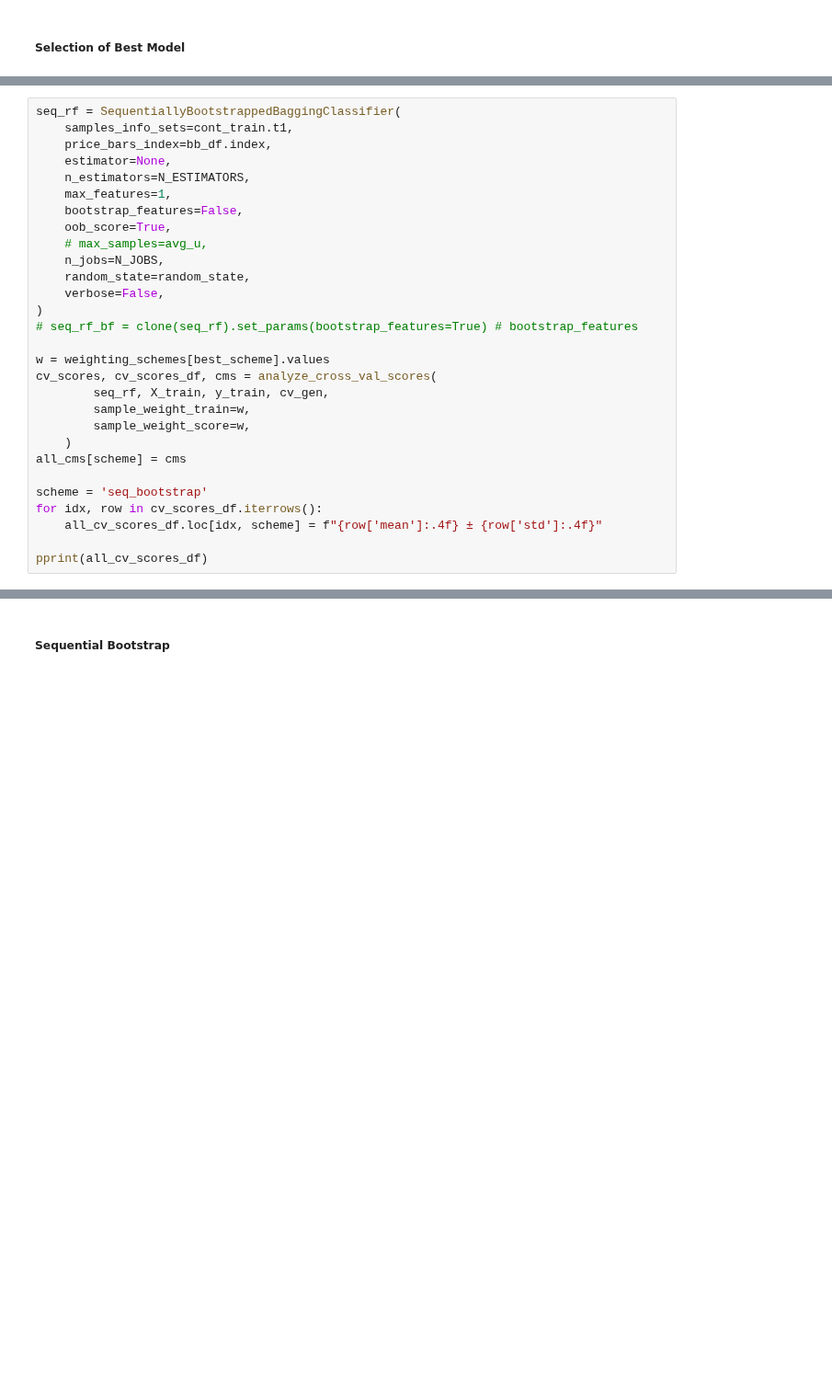
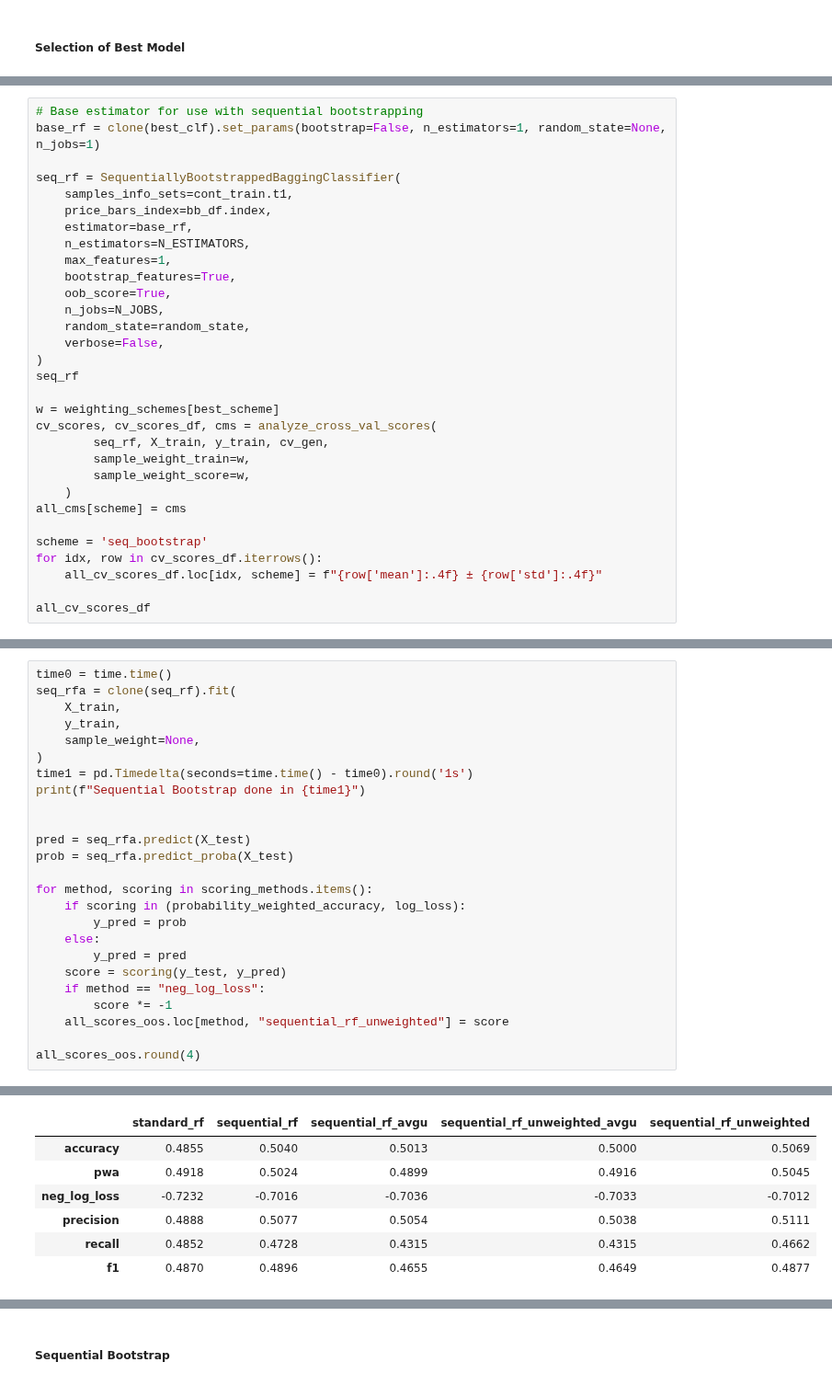
Before and after one commit to pnjoroge54/Machine-Learning-Blueprint, a Jupyter notebook: notebooks/Part_4-Sample Weights.ipynb, the cells around one changed output, grey strips where cells are left out. Shown at 92% size. Cells and saved outputs as stored; diff of their text form; blank space fills up the shorter version.

```diff
--- a/notebooks/Part_4-Sample Weights.ipynb
+++ b/notebooks/Part_4-Sample Weights.ipynb
@@ -505,20 +514,22 @@ return model achieved the best neg_log_loss score of -0.6612
 # %%
+# Base estimator for use with sequential bootstrapping
+base_rf = clone(best_clf).set_params(bootstrap=False, n_estimators=1, random_state=None, n_jobs=1)
+
 seq_rf = SequentiallyBootstrappedBaggingClassifier(
     samples_info_sets=cont_train.t1,
     price_bars_index=bb_df.index,
-    estimator=None,
+    estimator=base_rf,
     n_estimators=N_ESTIMATORS,
     max_features=1,
-    bootstrap_features=False,
+    bootstrap_features=True,
     oob_score=True,
-    # max_samples=avg_u,
     n_jobs=N_JOBS,
     random_state=random_state,
     verbose=False,
 )
-# seq_rf_bf = clone(seq_rf).set_params(bootstrap_features=True) # bootstrap_features
+seq_rf
 
-w = weighting_schemes[best_scheme].values
+w = weighting_schemes[best_scheme]
 cv_scores, cv_scores_df, cms = analyze_cross_val_scores(
         seq_rf, X_train, y_train, cv_gen,
         sample_weight_train=w,
@@ -530,4 +541,4 @@ scheme = 'seq_bootstrap'
 for idx, row in cv_scores_df.iterrows():
     all_cv_scores_df.loc[idx, scheme] = f"{row['mean']:.4f} ± {row['std']:.4f}"
 
-pprint(all_cv_scores_df)
+all_cv_scores_df
@@ -544,0 +644,26 @@ winsound.Beep(1000, 1000)
+# %%
+time0 = time.time()
+seq_rfa = clone(seq_rf).fit(
+    X_train,
+    y_train,
+    sample_weight=None,
+)
+time1 = pd.Timedelta(seconds=time.time() - time0).round('1s')
+print(f"Sequential Bootstrap done in {time1}")
+
+
+pred = seq_rfa.predict(X_test)
+prob = seq_rfa.predict_proba(X_test)
+
+for method, scoring in scoring_methods.items():
+    if scoring in (probability_weighted_accuracy, log_loss):
+        y_pred = prob
+    else:
+        y_pred = pred
+    score = scoring(y_test, y_pred)
+    if method == "neg_log_loss":
+        score *= -1
+    all_scores_oos.loc[method, "sequential_rf_unweighted"] = score
+
+all_scores_oos.round(4)
+# %% [output]
@@ -544,0 +671,7 @@ winsound.Beep(1000, 1000)
+|  | standard_rf | sequential_rf | sequential_rf_avgu | sequential_rf_unweighted_avgu | sequential_rf_unweighted |
+| accuracy | 0.4855 | 0.5040 | 0.5013 | 0.5000 | 0.5069 |
+| pwa | 0.4918 | 0.5024 | 0.4899 | 0.4916 | 0.5045 |
+| neg_log_loss | -0.7232 | -0.7016 | -0.7036 | -0.7033 | -0.7012 |
+| precision | 0.4888 | 0.5077 | 0.5054 | 0.5038 | 0.5111 |
+| recall | 0.4852 | 0.4728 | 0.4315 | 0.4315 | 0.4662 |
+| f1 | 0.4870 | 0.4896 | 0.4655 | 0.4649 | 0.4877 |
```
Also changed, not shown: parts of 37 cells of this notebook.
